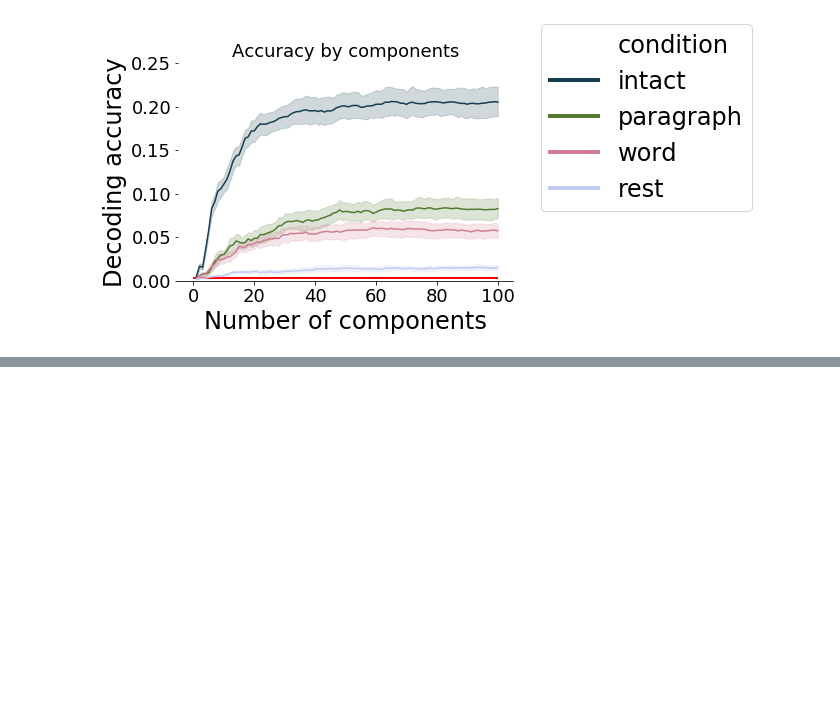
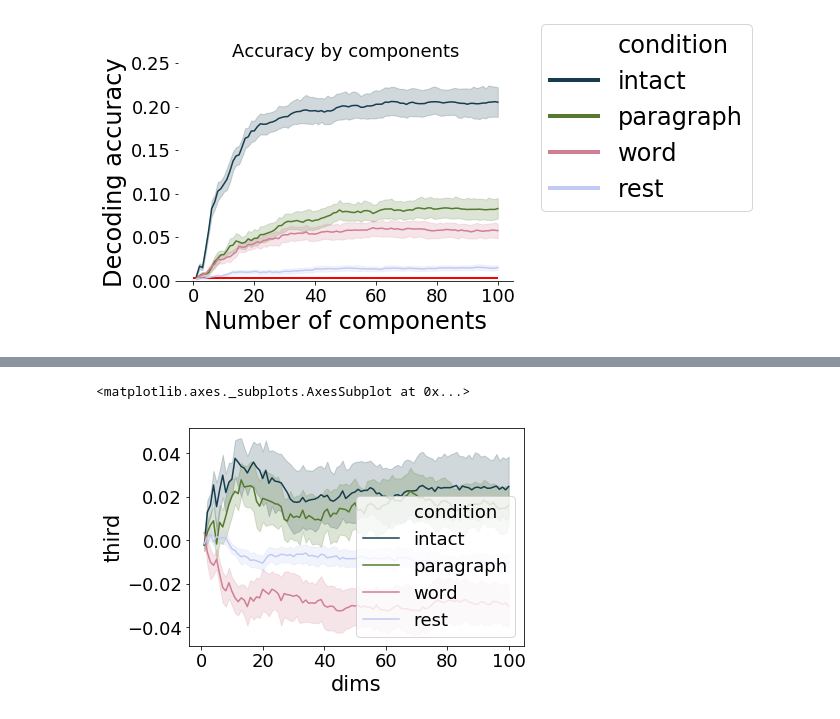
Before and after one commit to ContextLab/pca_paper, a Jupyter notebook: code/notebooks/pca_pieman_decoding.ipynb, the cells around one changed output, grey strips where cells are left out. Cells and saved outputs as stored; diff of their text form; code cells hidden in the pictures; blank space fills up the shorter version.

```diff
--- a/code/notebooks/pca_pieman_decoding.ipynb
+++ b/code/notebooks/pca_pieman_decoding.ipynb
@@ -49,6 +51,13 @@ def reduce_list(x, model):
         return [xi for xi in x_r]
     else:
         return [x_r[0]]
+# %%
+def regress(data, yvar, xvars):
+    Y = data[yvar]
+    X = data[xvars]
+    X['intercept'] = 1.
+    result = sm.OLS(Y, X).fit()
+    return result.params
 # %%
 datadir = os.path.join(os.getenv('HOME'), 'Desktop', 'pca_env', 'pca_paper', 'pieman', 'data')
 # %%
@@ -239,0 +271,11 @@ for i in range(3):
+# %%
+data_regression = full_data.groupby(['iteration', 'folds', 'condition', 'dims'],
+                           group_keys=False).apply(regress, 'accuracy', ['third']).reset_index()
+# %%
+sns.lineplot(x="dims", y="third",
+             hue="condition",
+             data=data_regression, palette="cubehelix",
+           hue_order=['intact', 'paragraph', 'word', 'rest'])
+# %% [output]
+<matplotlib.axes._subplots.AxesSubplot at 0x...>
+[figure, added]
```
Also changed, not shown: parts of 8 cells of this notebook, 9 other files.
